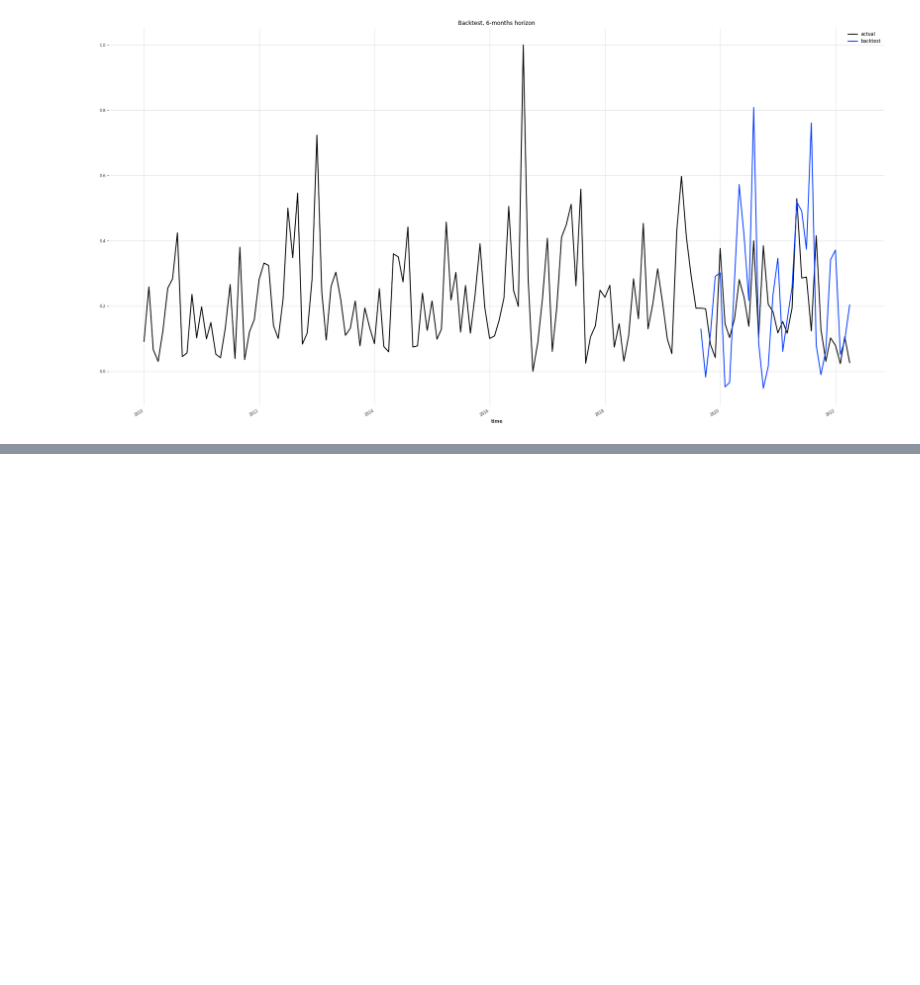
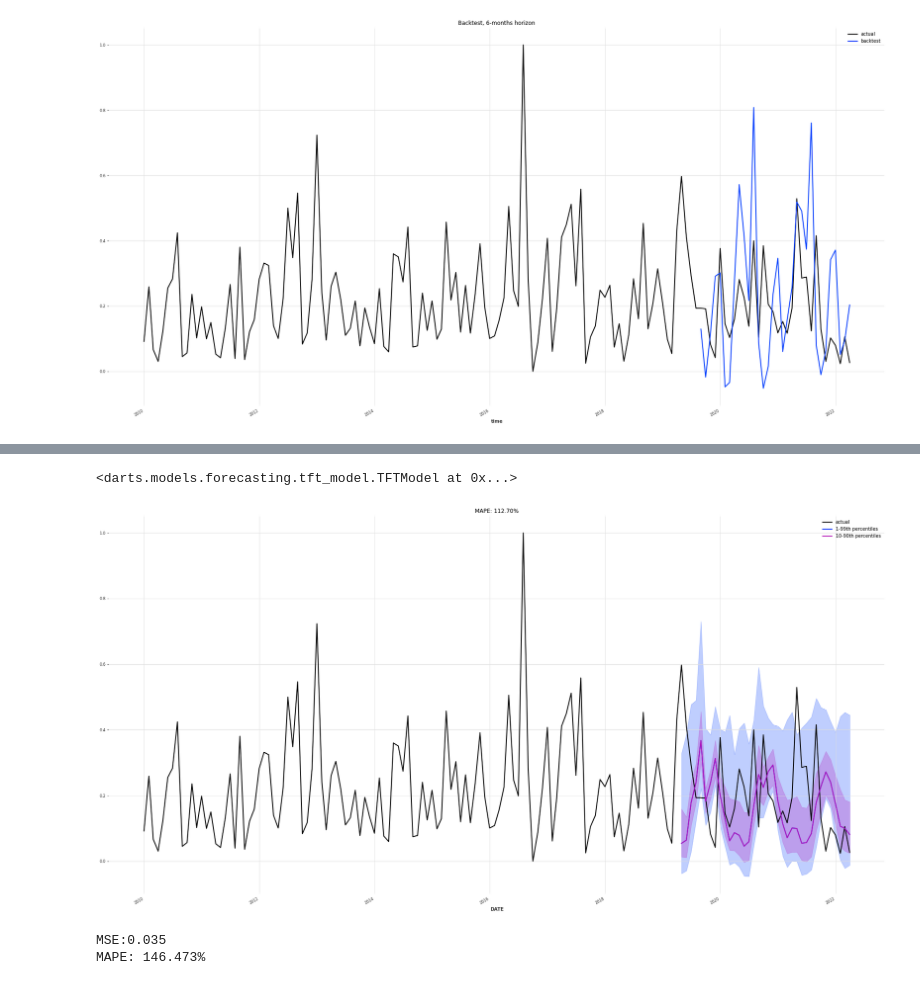
Before and after one commit to ManashJKonwar/Research-Catastrophic-Detection, a Jupyter notebook: rainfall_prediction/supportings_notebooks/dart_exploration.ipynb, the cells around one changed output, grey strips where cells are left out. Saved outputs shown, nothing was run; the diff lists cells and outputs as text; code cells hidden in the pictures; blank space fills up the shorter version.

Commit message:
Update: Adding_temporal_fusion_transformer_modelto_pipeline
Signed-off-by: ManashJKonwar <rickykonwar@gmail.com>

```diff
--- a/rainfall_prediction/supportings_notebooks/dart_exploration.ipynb
+++ b/rainfall_prediction/supportings_notebooks/dart_exploration.ipynb
@@ -226,7 +227,7 @@ def eval_model(model):
     plt.figure(figsize=(30, 15))
     series_transformed.plot(label="actual")
     pred_series.plot(label="forecast")
-    plt.title("MAPE: {:.2f}%".format(mape(pred_series, val_transformed)))
+    plt.title("MAPE: {:.3f}%".format(mape(pred_series, val_transformed)))
     print("MSE:{:.3f}".format(mse(pred_series, val_transformed)))
     plt.legend()
 # %%
@@ -262,0 +284,22 @@ MAPE: 116.63%
+# %%
+# Create year, month and integer index covariate series
+covariates = datetime_attribute_timeseries(series, attribute="year", one_hot=False)
+covariates = covariates.stack(
+    datetime_attribute_timeseries(series, attribute="month", one_hot=False)
+)
+covariates = covariates.stack(
+    TimeSeries.from_times_and_values(
+        times=series.time_index,
+        values=np.arange(len(series)),
+        columns=["linear_increase"],
+    )
+)
+covariates = covariates.astype(np.float32)
+
+training_cutoff = max(train_transformed.pd_dataframe().index)
+
+# Transform covariates (note: we fit the transformer on train split and can then transform the entire covariates series)
+scaler_covs = Scaler()
+cov_train, cov_val = covariates.split_after(training_cutoff)
+scaler_covs.fit(cov_train)
+covariates_transformed = scaler_covs.transform(covariates)
@@ -262,0 +346,31 @@ MAPE: 116.63%
+# %%
+tft_model.fit(train_transformed, future_covariates=covariates_transformed, verbose=True)
+# %% [output]
+<darts.models.forecasting.tft_model.TFTModel at 0x...>
+# %%
+def eval_model(model, n, actual_series, val_series):
+    pred_series = model.predict(n=n, num_samples=num_samples)
+
+    # plot actual series
+    plt.figure(figsize=figsize)
+    actual_series[: pred_series.end_time()].plot(label="actual")
+
+    # plot prediction with quantile ranges
+    pred_series.plot(
+        low_quantile=lowest_q, high_quantile=highest_q, label=label_q_outer
+    )
+    pred_series.plot(low_quantile=low_q, high_quantile=high_q, label=label_q_inner)
+
+    plt.title("MAPE: {:.2f}%".format(mape(val_series, pred_series)))
+    plt.legend()
+    return pred_series
+# %%
+pred_series = eval_model(tft_model, 36, series_transformed, val_transformed)
+# %% [output]
+[figure, added]
+# %%
+print("MSE:{:.3f}".format(mse(pred_series, val_transformed)))
+print("MAPE: {:.3f}%".format(mape(pred_series, val_transformed)))
+# %% [output]
+MSE:0.035
+MAPE: 146.473%
```
Also changed, not shown: parts of 8 cells of this notebook.
